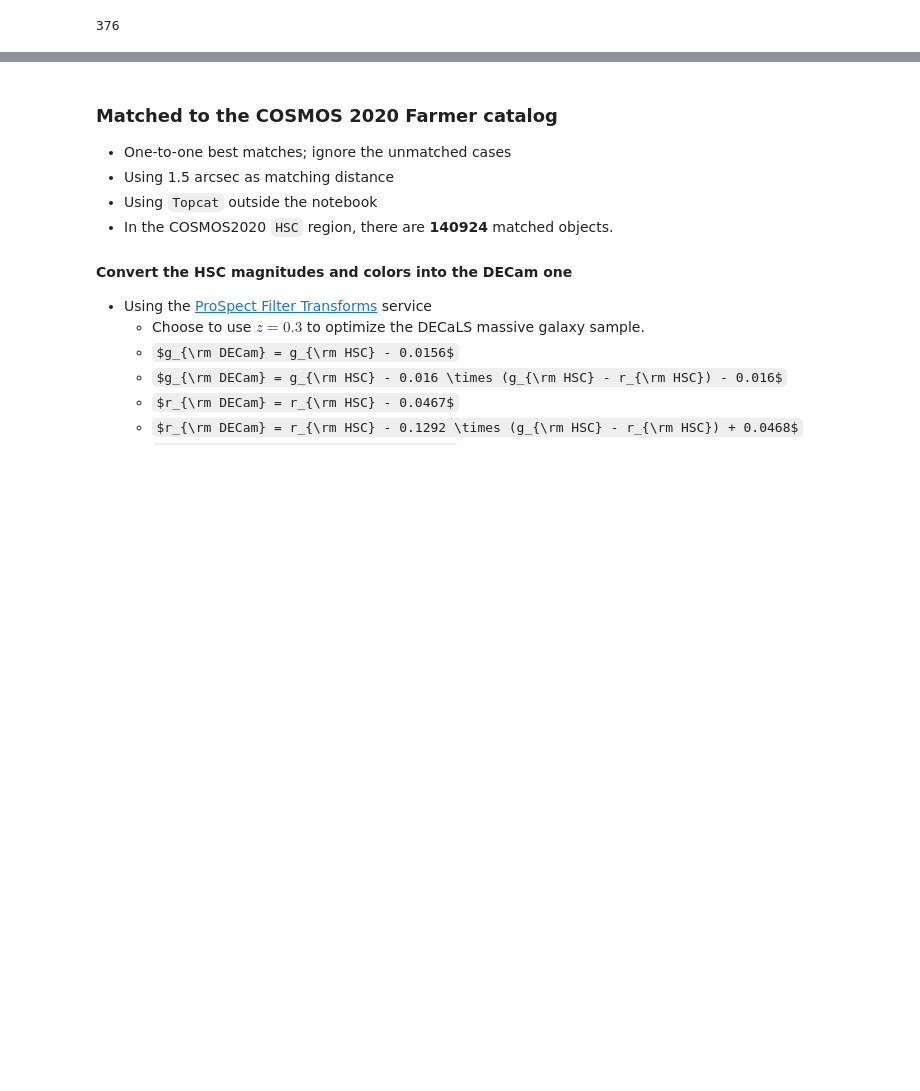
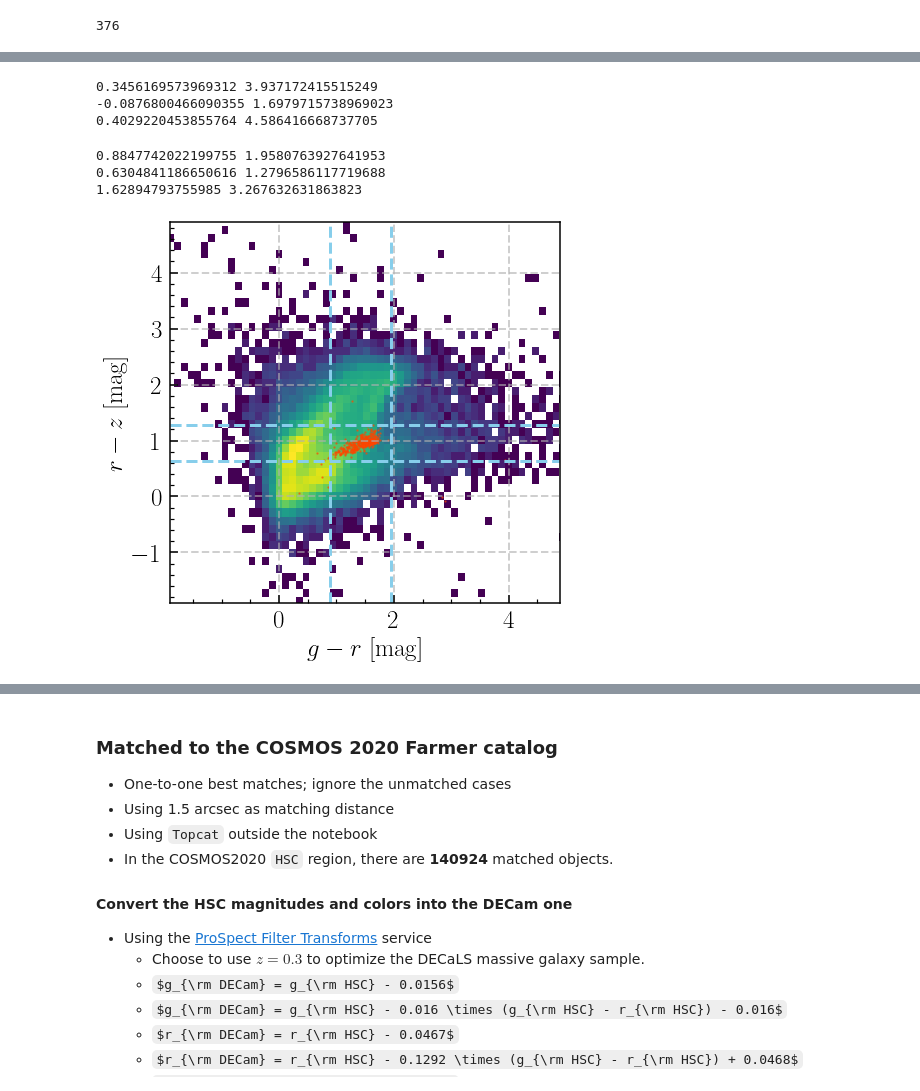
Before and after one commit to dr-guangtou/damascus, a Jupyter notebook: note/cosmos2020/cosmos2020_color_magnitude.ipynb, the cells around one changed output, grey strips where cells are left out. Drawn from its saved outputs; the diff is of its cells as text; code cells hidden in the pictures; some formulas as TeX source; blank space fills up the shorter version.

```diff
--- a/note/cosmos2020/cosmos2020_color_magnitude.ipynb
+++ b/note/cosmos2020/cosmos2020_color_magnitude.ipynb
@@ -195,7 +198,7 @@ cols_use = ['ID', 'ID_CLASSIC', 'ALPHA_J2000', 'DELTA_J2000', 'N_GROUP', 'FLAG_H
             'UVISTA_J_MAG', 'UVISTA_J_MAGERR', 'UVISTA_J_CHISQ', 'UVISTA_J_VALID',
             'UVISTA_H_MAG', 'UVISTA_H_MAGERR', 'UVISTA_H_CHISQ', 'UVISTA_H_VALID',
             'UVISTA_Ks_MAG', 'UVISTA_Ks_MAGERR', 'UVISTA_Ks_CHISQ', 'UVISTA_Ks_VALID',
-            'F814W_MAG', 'F814W_MAGERR',
+            'F814W_MAG', 'F814W_MAGERR', 'SOLUTION_MODEL',
             'lp_zBEST', 'lp_type', 'lp_zPDF', 'lp_zPDF_l68', 'lp_zPDF_u68',
             'lp_MNUV', 'lp_MU', 'lp_MR', 'lp_MZ', 'lp_MJ',
             'lp_mass_med', 'lp_mass_med_min68', 'lp_mass_med_max68', 'lp_mass_best',
@@ -204,7 +207,8 @@ cols_use = ['ID', 'ID_CLASSIC', 'ALPHA_J2000', 'DELTA_J2000', 'N_GROUP', 'FLAG_H
             'ez_z_phot', 'ez_z_phot_chi2', 'ez_z025', 'ez_z160', 'ez_z500', 'ez_z840', 'ez_z975',
             'ez_restU', 'ez_restU_err', 'ez_restB', 'ez_restB_err', 'ez_restV', 'ez_restV_err', 'ez_restJ', 'ez_restJ_err',
             'ez_ssfr_p025', 'ez_ssfr_p160', 'ez_ssfr_p500', 'ez_ssfr_p840', 'ez_ssfr_p975',
-            'ez_mass', 'ez_sfr', 'ez_mass_p025', 'ez_mass_p160', 'ez_mass_p500', 'ez_mass_p840', 'ez_mass_p975'
+            'ez_mass', 'ez_sfr', 'ez_mass_p025', 'ez_mass_p160', 'ez_mass_p500', 'ez_mass_p840', 'ez_mass_p975',
+            'ez_star_min_chi2'
            ]
 
 c20_short = c20_farmer[cols_use]
@@ -256,0 +438,58 @@ ez_mask = c20_valid_lp['ez_mass'] > 0
+# %%
+gr_valid_lp = c20_valid_lp['HSC_g_MAG'] - c20_valid_lp['HSC_r_MAG']
+rz_valid_lp = c20_valid_lp['HSC_r_MAG'] - c20_valid_lp['HSC_z_MAG']
+gz_valid_lp = c20_valid_lp['HSC_g_MAG'] - c20_valid_lp['HSC_z_MAG']
+
+gr_lp_mass_c = c20_lp_mass_c['HSC_g_MAG'] - c20_lp_mass_c['HSC_r_MAG']
+rz_lp_mass_c = c20_lp_mass_c['HSC_r_MAG'] - c20_lp_mass_c['HSC_z_MAG']
+gz_lp_mass_c = c20_lp_mass_c['HSC_g_MAG'] - c20_lp_mass_c['HSC_z_MAG']
+
+print(np.nanmin(gr_lp_mass_c), np.nanmax(gr_lp_mass_c))
+print(np.nanmin(rz_lp_mass_c), np.nanmax(rz_lp_mass_c))
+print(np.nanmin(gz_lp_mass_c), np.nanmax(gz_lp_mass_c))
+# %% [output]
+0.3456169573969312 3.937172415515249
+-0.0876800466090355 1.6979715738969023
+0.4029220453855764 4.586416668737705
+# %%
+_, gr_low_lp_mass_c, gr_upp_lp_mass_c = sigma_clip(
+    gr_lp_mass_c, sigma_lower=3, sigma_upper=2.5, maxiters=5, masked=False, return_bounds=True)
+_, rz_low_lp_mass_c, rz_upp_lp_mass_c = sigma_clip(
+    rz_lp_mass_c, sigma_lower=3, sigma_upper=3, maxiters=5, masked=False, return_bounds=True)
+_, gz_low_lp_mass_c, gz_upp_lp_mass_c = sigma_clip(
+    gz_lp_mass_c, sigma_lower=3, sigma_upper=3, maxiters=5, masked=False, return_bounds=True)
+
+print(gr_low_lp_mass_c, gr_upp_lp_mass_c)
+print(rz_low_lp_mass_c, rz_upp_lp_mass_c)
+print(gz_low_lp_mass_c, gz_upp_lp_mass_c)
+# %% [output]
+0.8847742022199755 1.9580763927641953
+0.6304841186650616 1.2796586117719688
+1.62894793755985 3.267632631863823
+# %%
+fig = plt.figure(figsize=(7, 7))
+ax = plt.subplot(111)
+
+# 2-D histogram
+ax.hist2d(
+    gr_valid_lp, rz_valid_lp,
+    bins=(150, 100), cmin=1, cmap='viridis', norm=mpl.colors.LogNorm())
+
+ax.scatter(
+    gr_lp_mass_c, rz_lp_mass_c, s=2, c='orangered', alpha=0.5
+)
+
+ax.axvline(gr_low_lp_mass_c, c='skyblue', lw=3, ls='--')
+ax.axvline(gr_upp_lp_mass_c, c='skyblue', lw=3, ls='--')
+ax.axhline(rz_low_lp_mass_c, c='skyblue', lw=3, ls='--')
+ax.axhline(rz_upp_lp_mass_c, c='skyblue', lw=3, ls='--')
+
+ax.grid(linestyle='--', linewidth=2, alpha=0.6)
+
+_ = ax.set_xlim(-1.9, 4.9)
+_ = ax.set_ylim(-1.9, 4.9)
+
+_ = ax.set_xlabel(r'$g-r \ [\rm mag]$', fontsize=25)
+_ = ax.set_ylabel(r'$r-z \ [\rm mag]$', fontsize=25)
+# %% [output]
+[figure, new version]
```
Also changed, not shown: parts of 81 cells of this notebook.
